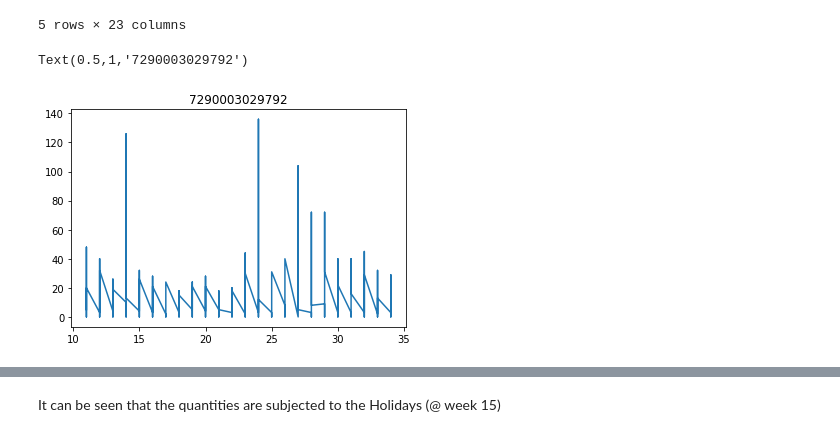
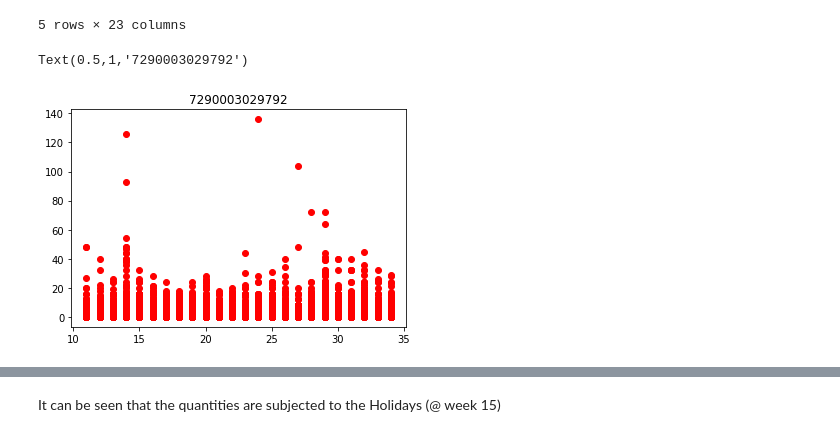
Before and after one commit to eyalfarkash/TCDS-Final, a Jupyter notebook: Code/final-project-CSV_v4_3Products.ipynb, the cells around one changed output, grey strips where cells are left out. Saved outputs shown, nothing was run; the diff lists cells and outputs as text; code cells hidden in the pictures.

```diff
--- a/Code/final-project-CSV_v4_3Products.ipynb
+++ b/Code/final-project-CSV_v4_3Products.ipynb
@@ -307,14 +307,14 @@ Prod792.head()
 | 5553 | 0.0077 | 11 | 7290003029792 | 416000007 | 2 | 13.82 | 13.82 | ... |
 5 rows × 23 columns
 # %%
-plt.plot (Prod792.Weeknum, Prod792.Sum_Quantity)
+plt.plot (Prod792.Weeknum, Prod792.Sum_Quantity, 'ro')
 #plt.plot (Prod729.Weeknum, Prod729.Standard_Price)
 #plt.plot (Prod17.Weeknum, Prod17.Holiday, label ='Holiday')
 #eyal# it doesnt allow me to add Holidays even when in Int type
 plt.title ('7290003029792')
 # %% [output]
 Text(0.5,1,'7290003029792')
-[figure, old version]
+[figure, new version]
 # %%
 Prod792.describe()
 # %% [output]
```
Also changed, not shown: parts of 2 cells of this notebook.
